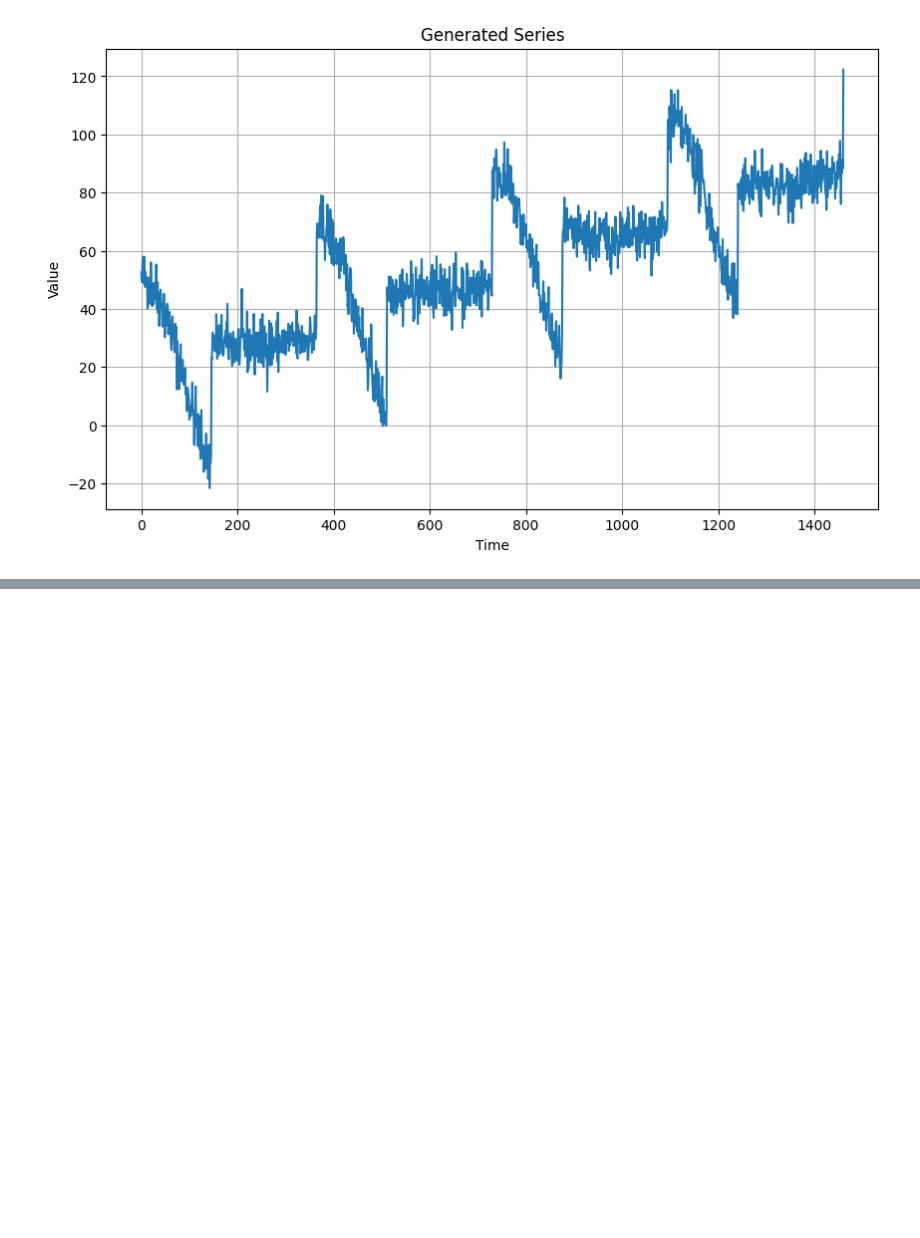
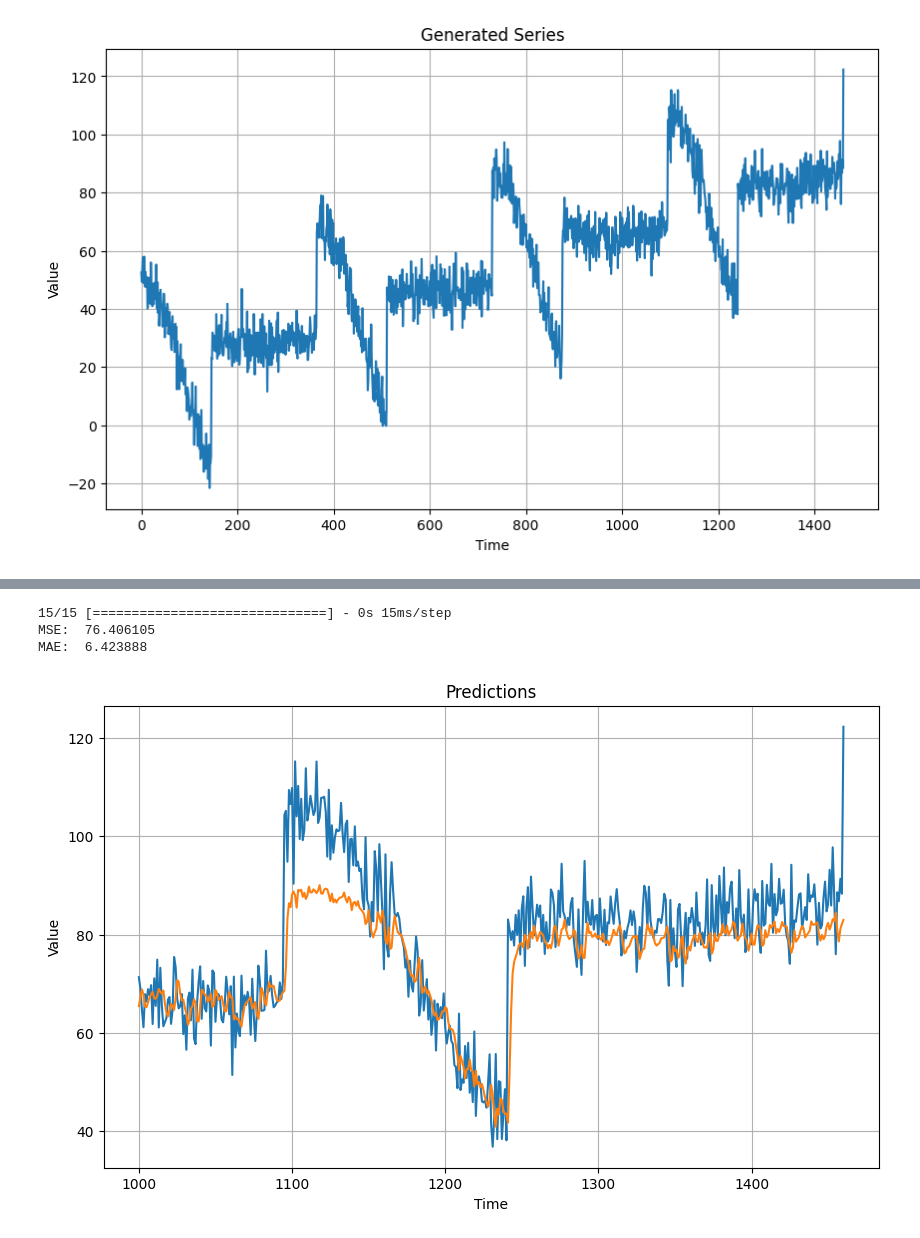
Before and after one commit to nitanshuj/COPY-TensorFlow-in-practice-Coursera-DeeplearningAI, a Jupyter notebook: Tensorflow for NN - 13 (Time Series - 3 RNN).ipynb, the cells around one changed output, grey strips where cells are left out. Cells and saved outputs as stored; diff of their text form; code cells hidden in the pictures; blank space fills up the shorter version.

```diff
--- a/Tensorflow for NN - 13 (Time Series - 3 RNN).ipynb
+++ b/Tensorflow for NN - 13 (Time Series - 3 RNN).ipynb
@@ -26,0 +269,20 @@ plot_series(time, series, title="Generated Series")
+# %%
+# Reduce the original series
+forecast_series = series[split_time - window_size:-1]
+
+# Use helper function to generate predictions
+forecast = model_forecast(model, forecast_series, window_size, batch_size)
+
+# Drop single dimensional axis
+results = forecast.squeeze()
+
+print("MSE: ",tf.keras.metrics.mean_squared_error(x_valid, results).numpy())
+print("MAE: ",tf.keras.metrics.mean_absolute_error(x_valid, results).numpy())
+
+# Plot the results
+plot_series(time_valid, (x_valid, results), title = "Predictions")
+# %% [output]
+15/15 [==============================] - 0s 15ms/step
+MSE:  76.406105
+MAE:  6.423888
+[figure, added]
```
Also changed, not shown: parts of 37 cells of this notebook, 1 other file.
